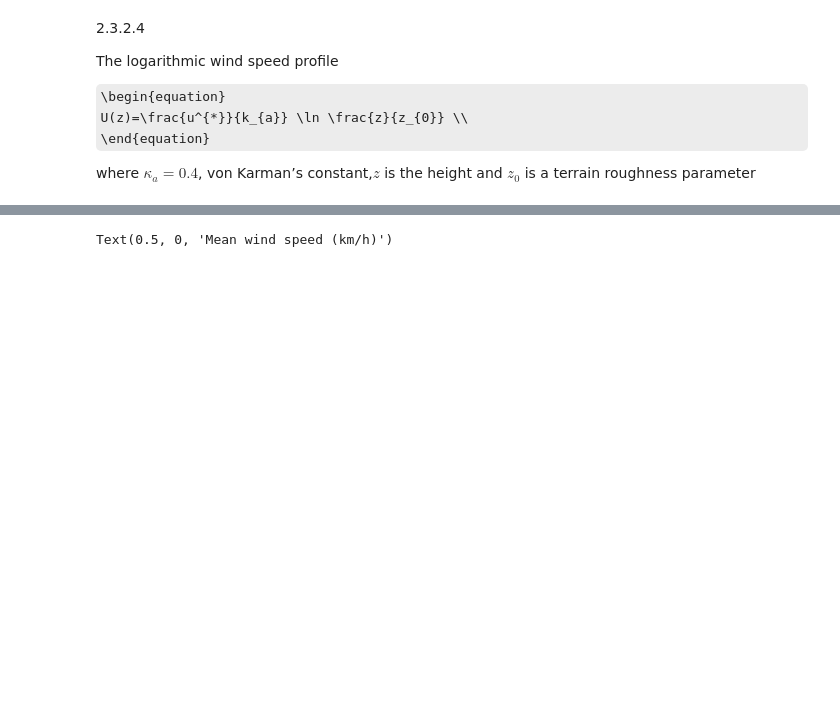
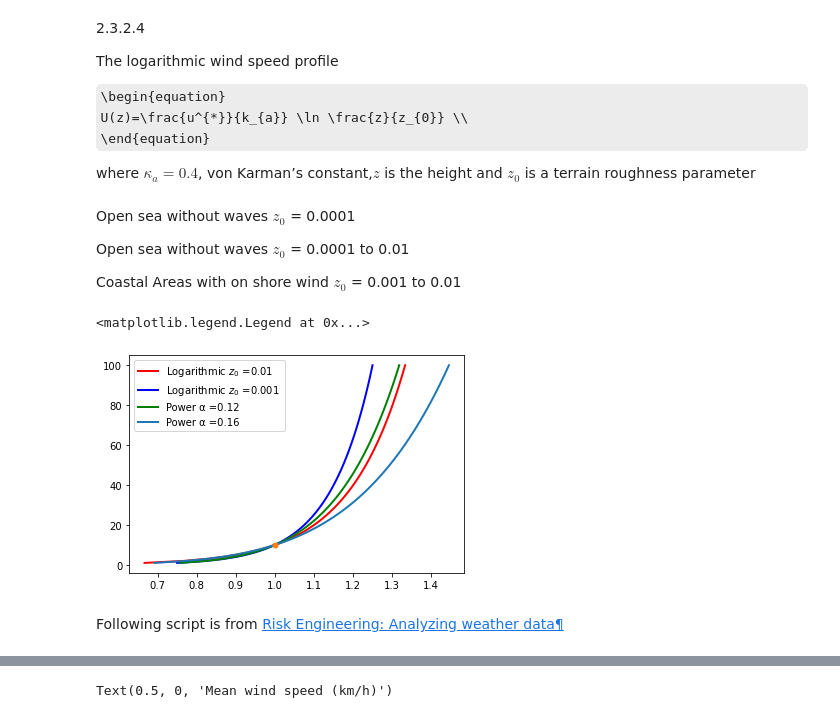
Before and after one commit to famiuer/EnvironmentalStudy, a Jupyter notebook: Section 2 Wind Conditions.ipynb, the cells around one changed output, grey strips where cells are left out. Saved outputs shown, nothing was run; the diff lists cells and outputs as text; code cells hidden in the pictures; some formulas as TeX source; blank space fills up the shorter version.

Commit message:
wind profile

```diff
--- a/Section 2 Wind Conditions.ipynb
+++ b/Section 2 Wind Conditions.ipynb
@@ -135,6 +133,44 @@ U(z)=\frac{u^{*}}{k_{a}} \ln \frac{z}{z_{0}} \\
 \end{equation}
 
 where $\kappa_{a}=0.4$, von Karman’s constant,$z$ is the height and $z_0$ is a terrain roughness parameter
+# %% [markdown]
+Open sea without waves $z_0$ = 0.0001
+
+Open sea without waves $z_0$ = 0.0001 to 0.01
+
+Coastal Areas with on shore wind $z_0$ = 0.001 to 0.01
+# %%
+import numpy as np
+import matplotlib.pyplot as plt
+
+Z_0 = 0.01
+Z_1 = 0.001
+K_a = 0.4
+
+Height = np.linspace(1,100, 100)
+
+H = 10
+alpha1 = 0.12
+alpha2 = 0.16
+Kappa = K_a**2 /((np.log(H/Z_0)))**2
+
+Uz1 = (1+1/K_a*np.sqrt(Kappa)*np.log(Height / H))
+Uz2 = (1+np.log(Height/H)/np.log(H/Z_1))
+UzPower1 = (Height/H)**alpha1
+UzPower2 = (Height/H)**alpha2
+plt.plot(Uz1, Height, "r-", lw=2,label = f'Logarithmic $z_{0}$ ={Z_0} ')
+plt.plot(Uz2, Height, "b-", lw=2,label = f'Logarithmic $z_{0}$ ={Z_1} ')
+plt.plot(UzPower1, Height, "g-", lw=2,label = f'Power \u03B1 ={alpha1} ')
+plt.plot(UzPower2, Height, "-", lw=2,label = f'Power \u03B1 ={alpha2} ')
+plt.plot(1, 10,'.',markersize=10)
+
+plt.legend()
+# %% [output]
+<matplotlib.legend.Legend at 0x...>
+[figure, added]
+# %% [markdown]
+
+Following script is from  [Risk Engineering: Analyzing weather data¶](https://risk-engineering.org/notebook/data-analysis-weather.html)
 # %%
 import numpy
 import scipy.stats
```
Also changed, not shown: parts of 1 cell of this notebook.
